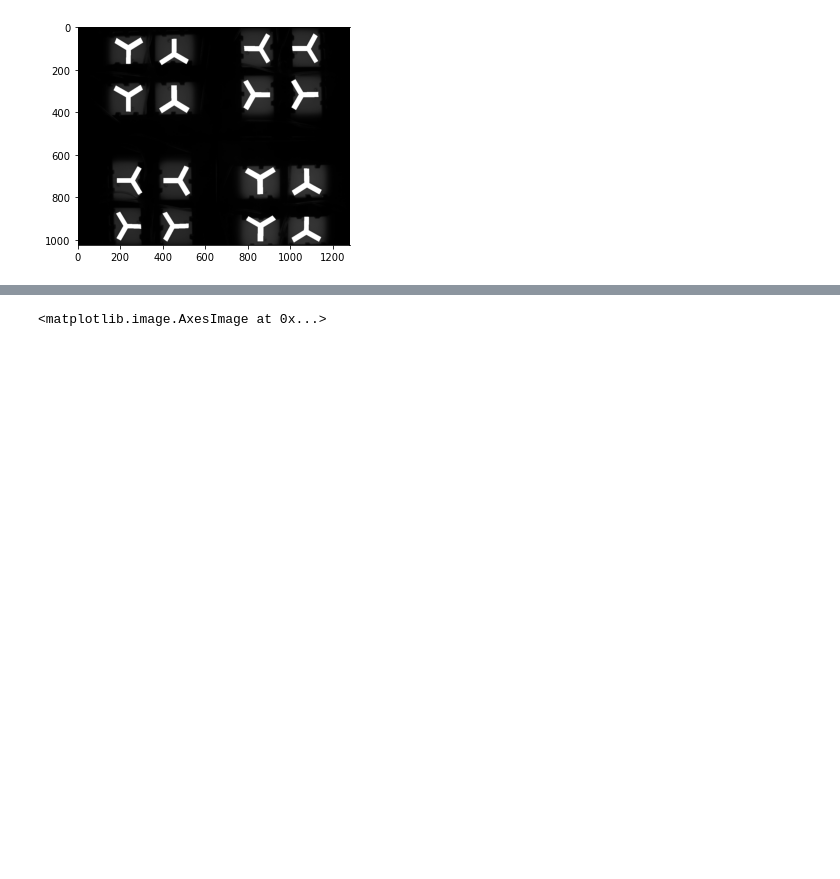
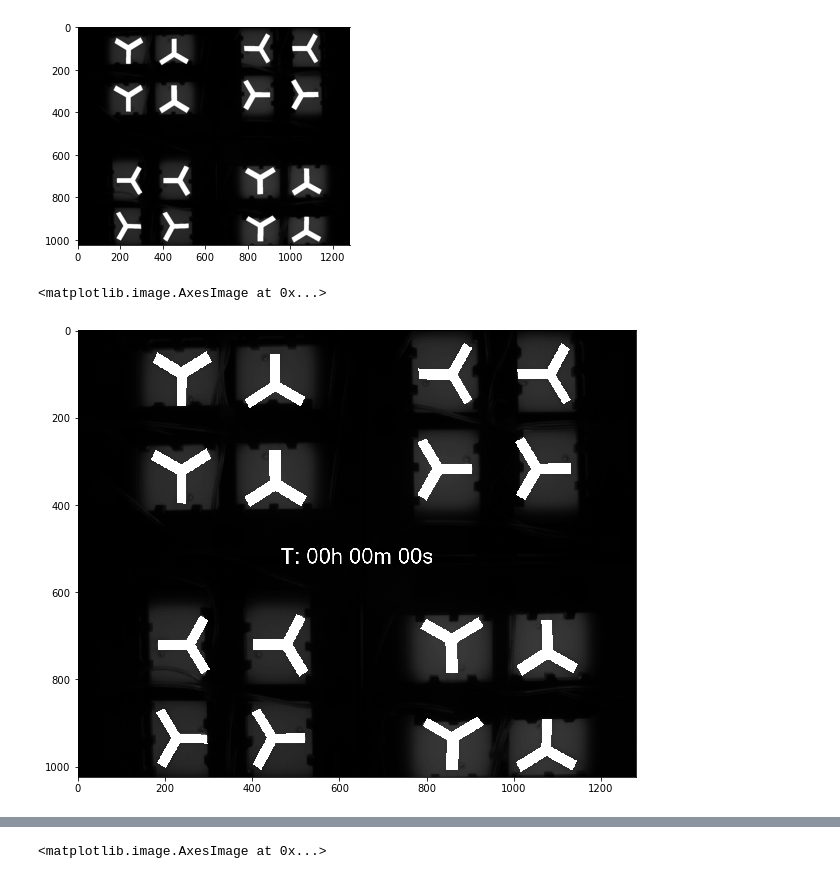
Before and after one commit to neurorishika/TurnerLab_Opto2AFC_16Y, a Jupyter notebook: example_project/data/tracking_test_all16y/video_cleaner.ipynb, the cells around one changed output, grey strips where cells are left out. Saved outputs shown, nothing was run; the diff lists cells and outputs as text; code cells hidden in the pictures; blank space fills up the shorter version.

```diff
--- a/example_project/data/tracking_test_all16y/video_cleaner.ipynb
+++ b/example_project/data/tracking_test_all16y/video_cleaner.ipynb
@@ -123,3 +123,23 @@ plt.imshow(frame)
 # %% [output]
 <matplotlib.image.AxesImage at 0x...>
 [figure]
+# %%
+# create timestamp image using pillow
+from email import message
+
+
+font = ImageFont.truetype("arial.ttf", 50)
+image = Image.new('RGBA', (frame.shape[1], frame.shape[0]), (0,0,0,255))
+draw = ImageDraw.Draw(image)
+tw,th = draw.textsize("T: 00h 00m 00s", font=font)
+x,y = (frame.shape[1]-tw)/2, (frame.shape[0]-th)/2
+draw.text((x,y), "T: 00h 00m 00s", (255,255,255), font=font)
+
+# convert to numpy array
+timestamp_image = np.array(image)
+
+plt.figure(figsize=(10,10))
+plt.imshow(np.max([timestamp_image,frame],axis=0),interpolation='none')
+# %% [output]
+<matplotlib.image.AxesImage at 0x...>
+[figure, added]
```
Also changed, not shown: parts of 1 cell of this notebook, 5 other files.
